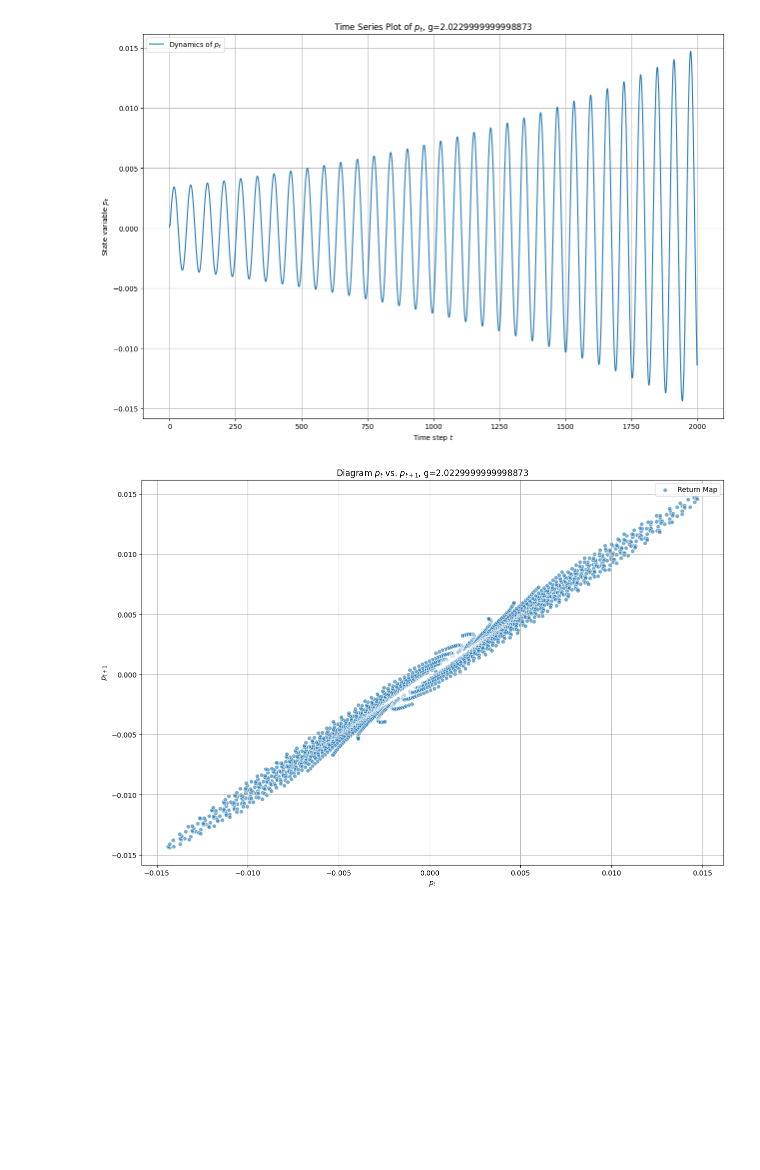
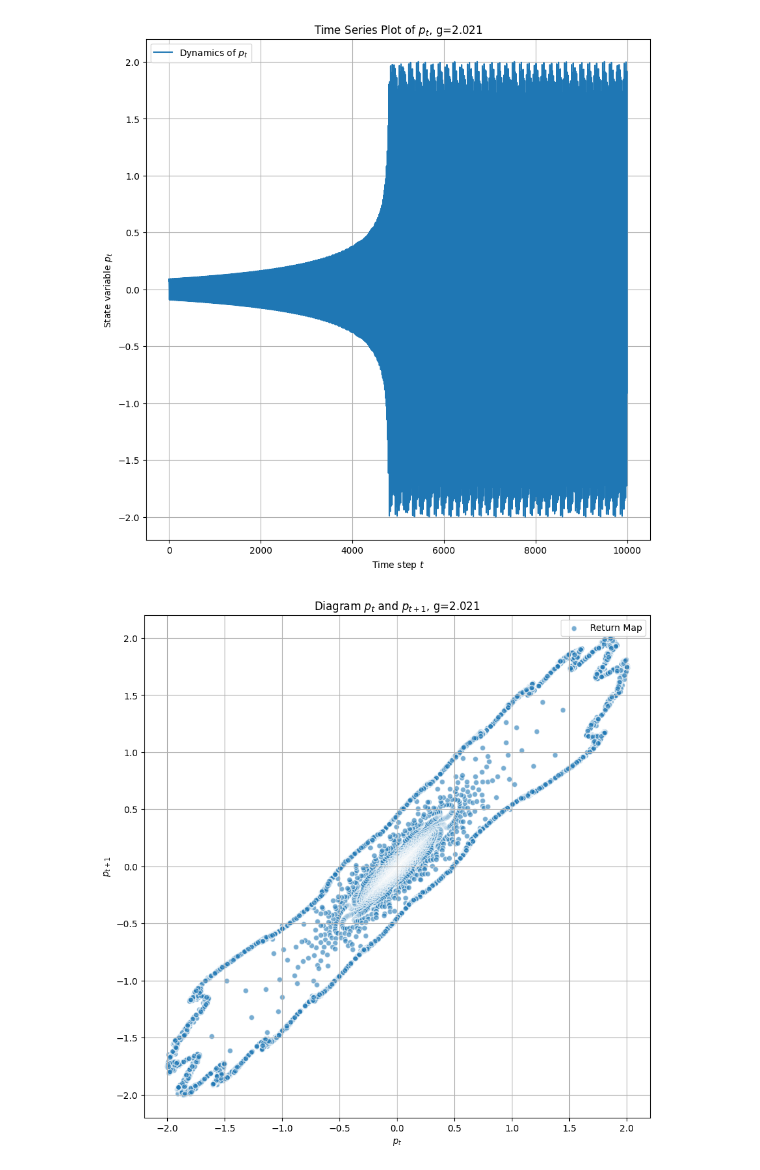
Before and after one commit to pmchrist/CED-1-Assignments, a Jupyter notebook: Assignment_2/Q5.ipynb, the cells around one changed output. Cells and saved outputs as stored; diff of their text form; code cells hidden in the pictures; blank space fills up the shorter version.

```diff
--- a/Assignment_2/Q5.ipynb
+++ b/Assignment_2/Q5.ipynb
@@ -56,14 +64,14 @@ g value for lyapunov exponent to be nearly equal to 0 =  2.0229999999998873
 # %%
-g_chosen = 1.0        # As we can see from the previous question, value of g=1 yields a negative Lyapunov exponent.
+g_chosen = g_lyapunov_min        # As we can see from the previous question, value of g=1 yields a negative Lyapunov exponent.
 
 # Dynamic equation based on the original one
-def dynamic_equation(p_t_minus_1, p_t_minus_2, p_t_minus_3, p_t_minus_4, g, R=1.01, v=0.6, p_star=0, alpha=10, a=1, sigma=1, beta=4):
-    numerator = np.exp(-(p_t_minus_1 - p_star)**2 / alpha)
-    denominator = 1 + np.exp((-beta / a*sigma**2) * ((p_star + v * (p_t_minus_3 - p_star) - p_t_minus_1)**2 - (p_t_minus_3 + g * (p_t_minus_3 - p_t_minus_4) - p_t_minus_1)**2))
-    return p_star + (v / R) * (p_t_minus_1 - p_star) + ((1 - v) / R) * (p_t_minus_1 - p_star) + (g / R) * (p_t_minus_1 - p_t_minus_2) * (numerator / denominator)
+def dynamic_equation(X1, X2, X3, X4, g, R=1.01, v=0.6, alpha=10, a=1, sigma=1, beta=4):
+    numerator = np.exp((-X1**2)/alpha)
+    denominator = 1 + np.exp((-beta/(2*a*sigma**2))*((X1-v*X2)**2-(X3-X1+g*(X3-X4))**2))
+    return (v / R) * X1 + 1/R*((1-v)*X1 + g*(X1-X2)) * (numerator / denominator)
 
 # Generate the dynamics
-time_series_length = 2000               # Depth of dynamics, using high resolution
+time_series_length = 10000               # Depth of dynamics, using high resolution
 p_t = np.zeros(time_series_length)
 p_t[0:4] = initial_condition[0:4]       # Using the same initial condition
 
@@ -72,7 +80,7 @@ for t in range(3, time_series_length - 1):
     p_t[t + 1] = dynamic_equation(p_t[t], p_t[t - 1], p_t[t - 2], p_t[t - 3], g_chosen)
 
 # Plotting the time series (t, p_t)
-plt.figure(figsize=(15, 10))
+plt.figure(figsize=(10, 10))
 plt.plot(p_t, label='Dynamics of $p_t$')
 plt.xlabel('Time step $t$')
 plt.ylabel('State variable $p_t$')
@@ -82,11 +90,11 @@ plt.grid(True)
 plt.show()
 
 # Plotting the return map (p_t, p_t+1)
-plt.figure(figsize=(15, 10))
+plt.figure(figsize=(10, 10))
 plt.scatter(p_t[:-1], p_t[1:], alpha=0.6, edgecolors='w', label='Return Map')
 plt.xlabel('$p_t$')
 plt.ylabel('$p_{t+1}$')
-plt.title('Diagram $p_t$ vs. $p_{t+1}$, g=' + str(g_chosen))
+plt.title('Diagram $p_t$ and $p_{t+1}$, g=' + str(g_chosen))
 plt.legend()
 plt.grid(True)
 plt.show()
@@ -96,41 +104,41 @@ plt.show()
 # %%
 g_chosen = g_lyapunov_zero        # As we can see from the previous question, value of g=2.021 yields a close to zero Lyapunov exponent.
 
 # Dynamic equation based on the original one
-def dynamic_equation(p_t_minus_1, p_t_minus_2, p_t_minus_3, p_t_minus_4, g, R=1.01, v=0.6, p_star=0, alpha=10, a=1, sigma=1, beta=4):
-    numerator = np.exp(-(p_t_minus_1 - p_star)**2 / alpha)
-    denominator = 1 + np.exp((-beta / a*sigma**2) * ((p_star + v * (p_t_minus_3 - p_star) - p_t_minus_1)**2 - (p_t_minus_3 + g * (p_t_minus_3 - p_t_minus_4) - p_t_minus_1)**2))
-    return p_star + (v / R) * (p_t_minus_1 - p_star) + ((1 - v) / R) * (p_t_minus_1 - p_star) + (g / R) * (p_t_minus_1 - p_t_minus_2) * (numerator / denominator)
+def dynamic_equation(X1, X2, X3, X4, g, R=1.01, v=0.6, alpha=10, a=1, sigma=1, beta=4):
+    numerator = np.exp((-X1**2)/alpha)
+    denominator = 1 + np.exp((-beta/(2*a*sigma**2))*((X1-v*X2)**2-(X3-X1+g*(X3-X4))**2))
+    return (v / R) * X1 + 1/R*((1-v)*X1 + g*(X1-X2)) * (numerator / denominator)
 
 # Generate the dynamics
-time_series_length = 2000               # Depth of dynamics, using high resolution
+time_series_length = 10000               # Depth of dynamics, using high resolution
 p_t = np.zeros(time_series_length)
 p_t[0:4] = initial_condition[0:4]       # Using the same initial condition
 
 # Run the dynamic system
 for t in range(3, time_series_length - 1):
     p_t[t + 1] = dynamic_equation(p_t[t], p_t[t - 1], p_t[t - 2], p_t[t - 3], g_chosen)
 
 # Plotting the time series (t, p_t)
-plt.figure(figsize=(15, 10))
+plt.figure(figsize=(10, 10))
 plt.plot(p_t, label='Dynamics of $p_t$')
 plt.xlabel('Time step $t$')
 plt.ylabel('State variable $p_t$')
 plt.title('Time Series Plot of $p_t$, g=' + str(g_chosen))
 plt.legend()
 plt.grid(True)
 plt.show()
 
 # Plotting the return map (p_t, p_t+1)
-plt.figure(figsize=(15, 10))
+plt.figure(figsize=(10, 10))
 plt.scatter(p_t[:-1], p_t[1:], alpha=0.6, edgecolors='w', label='Return Map')
 plt.xlabel('$p_t$')
 plt.ylabel('$p_{t+1}$')
-plt.title('Diagram $p_t$ vs. $p_{t+1}$, g=' + str(g_chosen))
+plt.title('Diagram $p_t$ and $p_{t+1}$, g=' + str(g_chosen))
 plt.legend()
 plt.grid(True)
 plt.show()
 # %% [output]
-[figure, old version]
+[figure, new version]
-[figure, old version]
+[figure, new version]
 # %%
```
Also changed, not shown: parts of 3 cells of this notebook.
